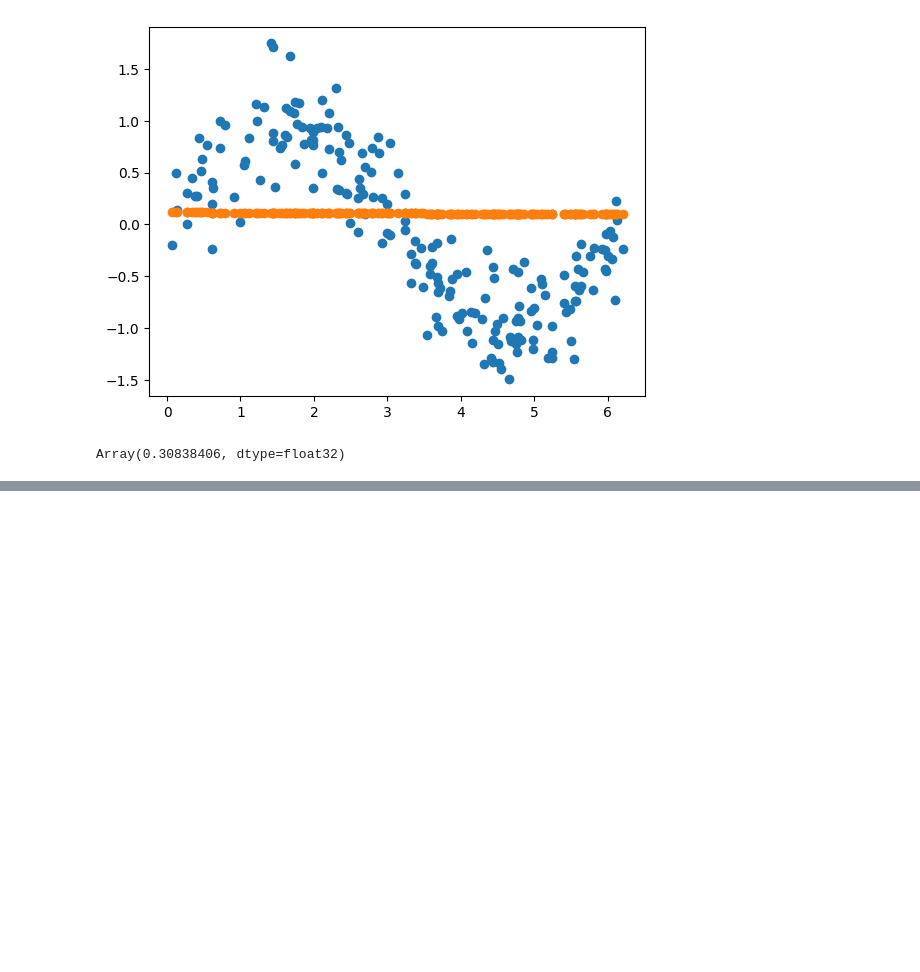
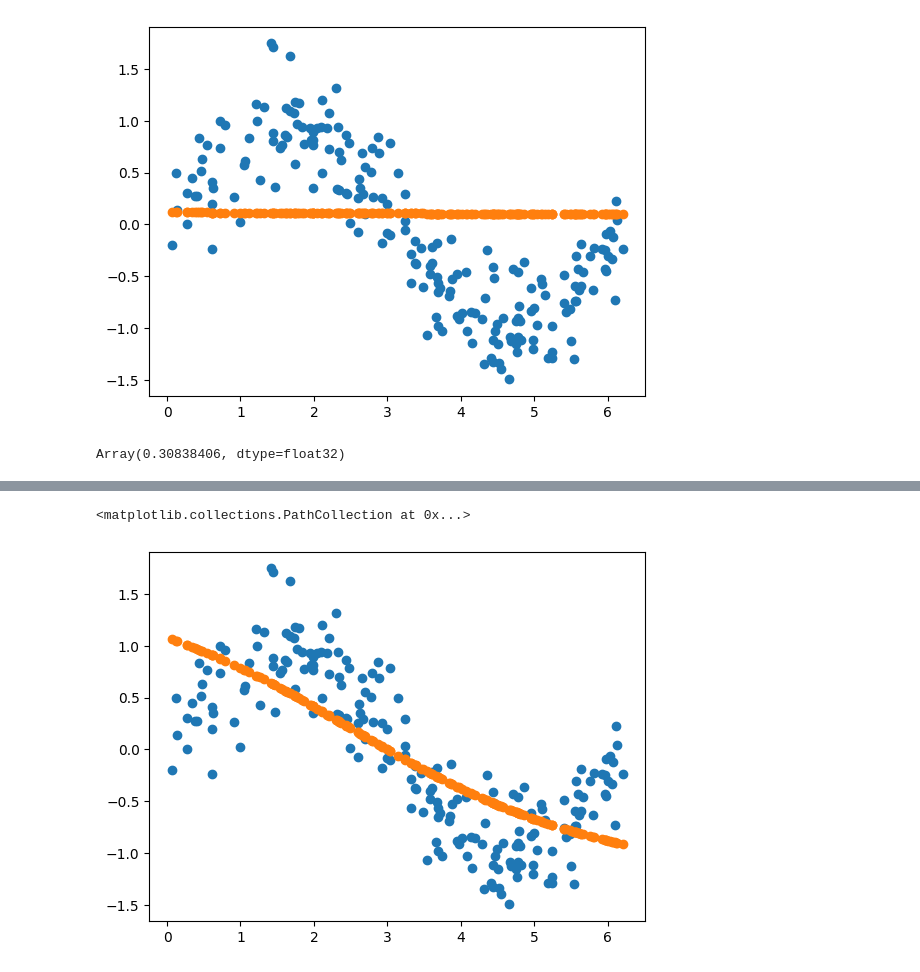
Before and after one commit to jackwooley/scikit-jack, a Jupyter notebook: NNs/jax.ipynb, the cells around one changed output, grey strips where cells are left out. Cells and saved outputs as stored; diff of their text form; code cells hidden in the pictures; blank space fills up the shorter version.

Commit message:
finished jax nn demo, added train loop and plots of results with different learning rates

```diff
--- a/NNs/jax.ipynb
+++ b/NNs/jax.ipynb
@@ -13,6 +15,7 @@ N_SAMPLES = 200
 LAYERS = [1, 20, 20, 20, 1]
 LR = .1
 N_EPOCHS = 30000
+LEARNING_RATE = .1
 # %%
 # create dataset randomly
 # random numbers in Jax need to be created differently
@@ -97,0 +126,33 @@ loss_and_grad_fun = jax.value_and_grad(
+# %%
+# slow without specifying the just-in-time compilation
+# JIT analyzes function to try to just-in-time compile it
+loss_and_grad_fun = jax.jit(loss_and_grad_fun)
+# %%
+# Training loop
+loss_history = []
+for epoch in range(N_EPOCHS):
+    loss, (weight_gradients, bias_gradients) = loss_and_grad_fun(
+        weight_matrices,
+        bias_vectors,
+    )
+
+    weight_matrices = jax.tree_map(  # can't update matrices in place so we have to do this
+                                     # tree_map uses pytrees (?) to apply the function to the two
+                                     # lists of arrays
+        lambda W, W_grad: W - LEARNING_RATE * W_grad,
+        weight_matrices,
+        weight_gradients
+    )
+
+    bias_vectors = jax.tree_map(  # can't update matrices in place so we have to do this
+                                     # tree_map uses pytrees (?) to apply the function to the two
+                                     # lists of arrays
+        lambda b, b_grad: b - LEARNING_RATE * b_grad,
+        bias_vectors,
+        bias_gradients,
+    )
+
+    if epoch % 100 == 0:
+        print(f'epoch: {epoch}, loss: {loss}')
+
+    loss_history.append(loss)
@@ -97,0 +184,8 @@ loss_and_grad_fun = jax.value_and_grad(
+# %%
+# second run: tried with lr = 0.01 and was still too small - it didn't converge!
+# looks better than the first run though :)
+plt.scatter(x_samples, y_samples)
+plt.scatter(x_samples, network_forward(x_samples, weight_matrices, bias_vectors, activation_functions))
+# %% [output]
+<matplotlib.collections.PathCollection at 0x...>
+[figure, added]
```
Also changed, not shown: parts of 8 cells of this notebook.
